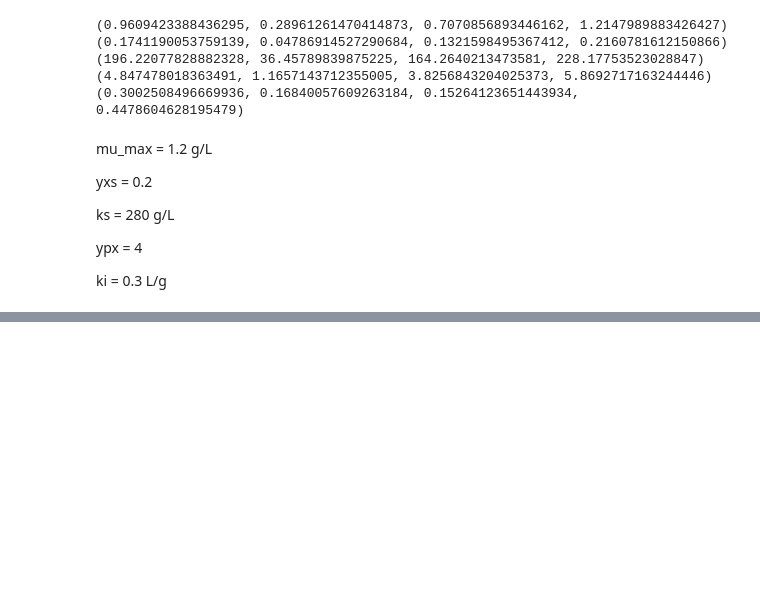
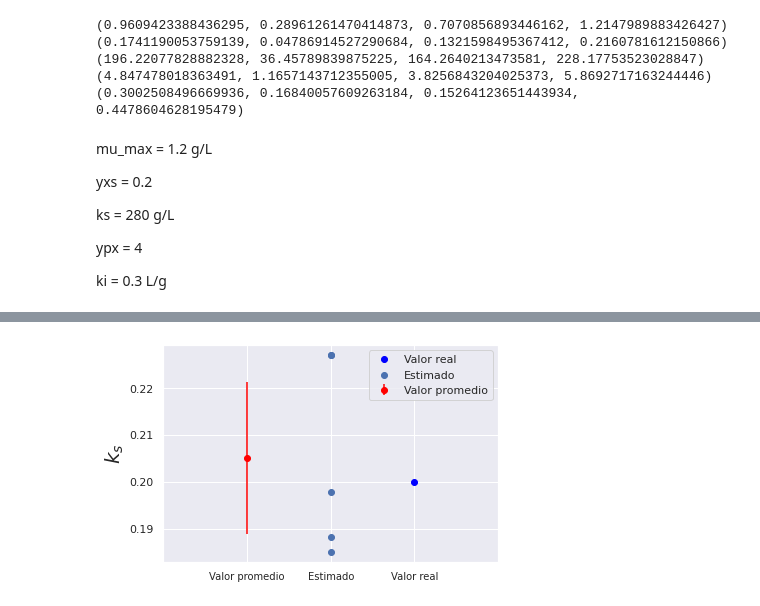
Before and after one commit to juanmggb/maestria, a Jupyter notebook: parameter_estimation/parameter_estimation.ipynb, the cells around one changed output, grey strips where cells are left out. Cells and saved outputs as stored; diff of their text form; code cells hidden in the pictures; blank space fills up the shorter version.

```diff
--- a/parameter_estimation/parameter_estimation.ipynb
+++ b/parameter_estimation/parameter_estimation.ipynb
@@ -365,0 +385,4 @@ ki = 0.3 L/g
+# %%
+plot_stats(best_values_monod[:, 1], yxs, "$k_s$")
+# %% [output]
+[figure, added]
```
Also changed, not shown: parts of 4 cells of this notebook.
